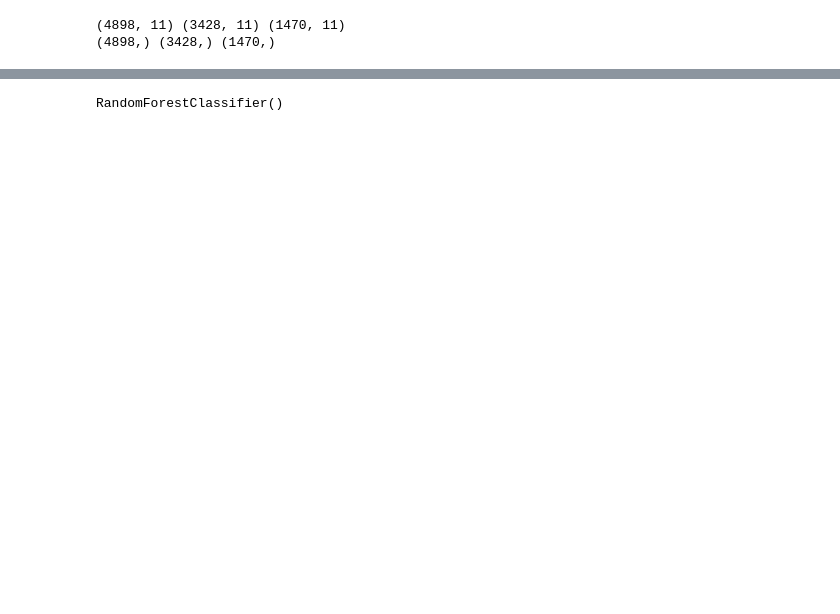
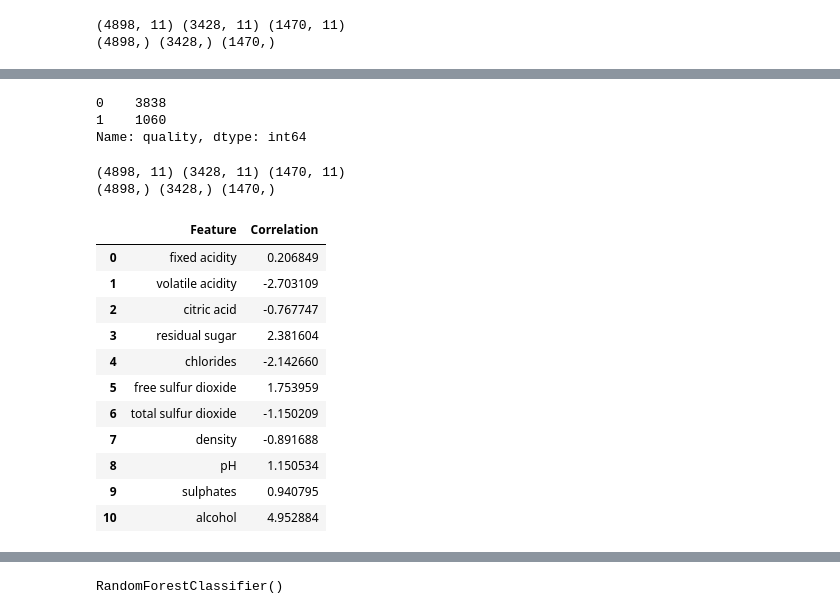
Before and after one commit to habibisaif/wine_prediction, a Jupyter notebook: prediction.ipynb, the cells around one changed output, grey strips where cells are left out. Drawn from its saved outputs; the diff is of its cells as text; code cells hidden in the pictures; blank space fills up the shorter version.

```diff
--- a/prediction.ipynb
+++ b/prediction.ipynb
@@ -81,0 +138,49 @@ print(Y.shape, Y_train.shape, Y_test.shape,)
+# %%
+Y = df_norr['quality'].apply(lambda y_value: 1 if y_value >= 0.6 else 0)
+Y.value_counts()
+# %% [output]
+0    3838
+1    1060
+Name: quality, dtype: int64
+# %%
+logreg_norr = LogisticRegression()
+
+# Splitting features and target
+
+X = df_norr.drop(columns="quality", axis = 1)
+
+# Label Binarization
+
+Y = df_norr['quality'].apply(lambda y_value: 1 if y_value >= 0.6 else 0)
+
+# Splitting data into data training and testing
+X_train1, X_test1, Y_train1, Y_test1 = train_test_split(X, Y, test_size=0.3, stratify=Y, random_state=2)
+
+# logreg_norr = logreg_norr.fit(X_train1, Y_train1)
+# Y_pred1 = logreg_norr.predict(X_test1)
+# score = logreg_norr.score()
+# %%
+print(X.shape, X_train1.shape, X_test1.shape)
+print(Y.shape, Y_train1.shape, Y_test1.shape,)
+# %% [output]
+(4898, 11) (3428, 11) (1470, 11)
+(4898,) (3428,) (1470,)
+# %%
+logreg_norr = logreg_norr.fit(X_train1, Y_train1)
+cor_norr = pd.DataFrame(X_train1.columns)
+cor_norr.columns = ['Feature']
+cor_norr['Correlation'] = logreg_norr.coef_[0]
+cor_norr
+# %% [output]
+|  | Feature | Correlation |
+| 0 | fixed acidity | 0.206849 |
+| 1 | volatile acidity | -2.703109 |
+| 2 | citric acid | -0.767747 |
+| 3 | residual sugar | 2.381604 |
+| 4 | chlorides | -2.142660 |
+| 5 | free sulfur dioxide | 1.753959 |
+| 6 | total sulfur dioxide | -1.150209 |
+| 7 | density | -0.891688 |
+| 8 | pH | 1.150534 |
+| 9 | sulphates | 0.940795 |
+| 10 | alcohol | 4.952884 |
```
Also changed, not shown: parts of 27 cells of this notebook.
